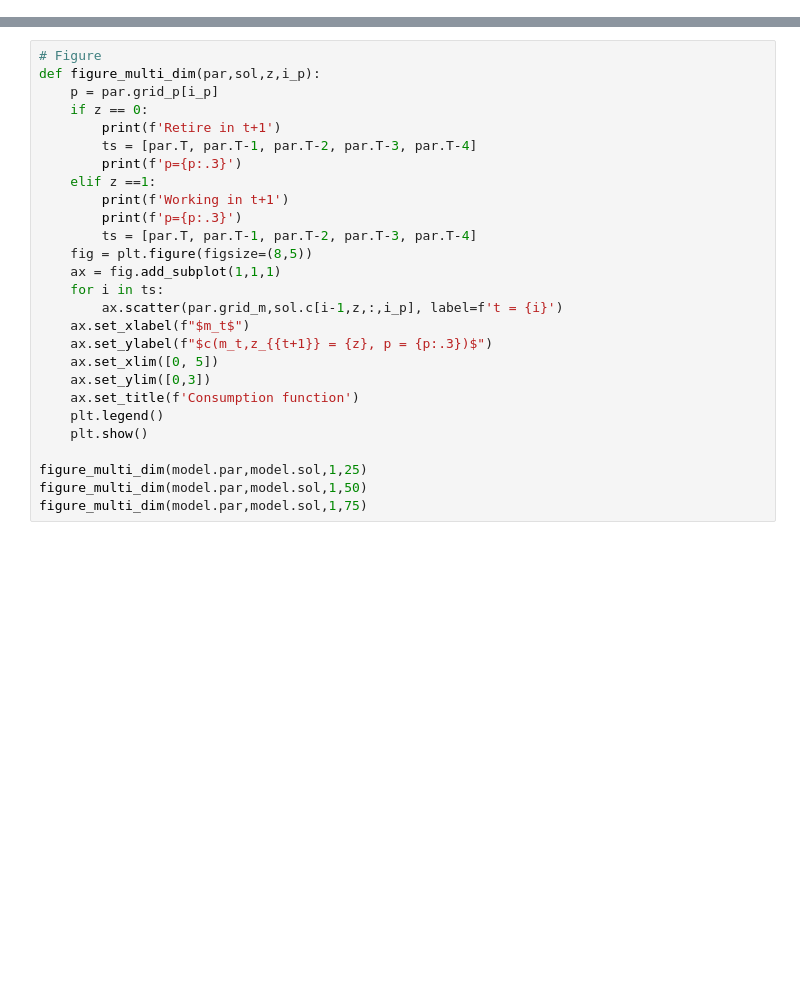
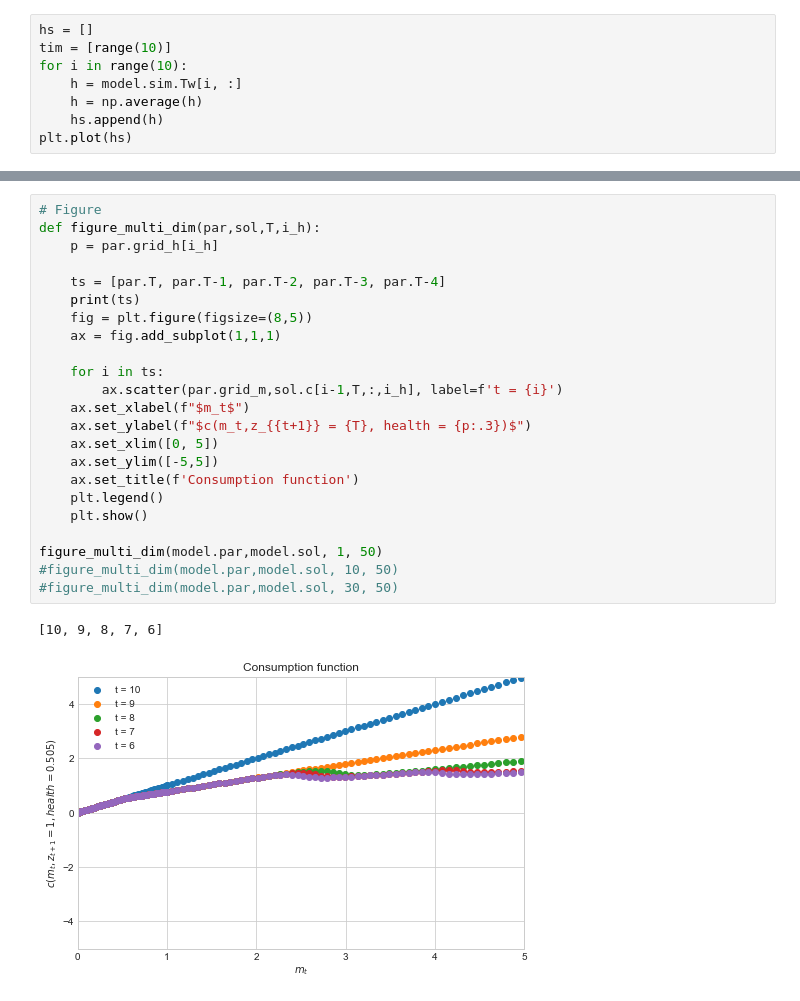
Before and after one commit to Fraekfyr91/-Lifecycle-model-with-labour-supply-and-health-investments, a Jupyter notebook: 05_dc_egm.ipynb, the cells around one changed output, grey strips where cells are left out. Saved outputs shown, nothing was run; the diff lists cells and outputs as text; blank space fills up the shorter version.

```diff
--- a/05_dc_egm.ipynb
+++ b/05_dc_egm.ipynb
@@ -29,0 +95,8 @@ IndexError: arrays used as indices must be of integer (or boolean) type
+# %%
+hs = []
+tim = [range(10)]
+for i in range(10):
+    h = model.sim.Tw[i, :]
+    h = np.average(h)
+    hs.append(h)
+plt.plot(hs)
@@ -30,27 +106,26 @@ IndexError: arrays used as indices must be of integer (or boolean) type
 # %%
 # Figure
-def figure_multi_dim(par,sol,z,i_p):
-    p = par.grid_p[i_p]
-    if z == 0:
-        print(f'Retire in t+1')
-        ts = [par.T, par.T-1, par.T-2, par.T-3, par.T-4]
-        print(f'p={p:.3}')
-    elif z ==1:
-        print(f'Working in t+1')
-        print(f'p={p:.3}')
-        ts = [par.T, par.T-1, par.T-2, par.T-3, par.T-4]
+def figure_multi_dim(par,sol,T,i_h):
+    p = par.grid_h[i_h]
+
+    ts = [par.T, par.T-1, par.T-2, par.T-3, par.T-4]
+    print(ts)
     fig = plt.figure(figsize=(8,5))
     ax = fig.add_subplot(1,1,1)
+
     for i in ts:
-        ax.scatter(par.grid_m,sol.c[i-1,z,:,i_p], label=f't = {i}')
+        ax.scatter(par.grid_m,sol.c[i-1,T,:,i_h], label=f't = {i}')
     ax.set_xlabel(f"$m_t$")
-    ax.set_ylabel(f"$c(m_t,z_{{t+1}} = {z}, p = {p:.3})$")
+    ax.set_ylabel(f"$c(m_t,z_{{t+1}} = {T}, health = {p:.3})$")
     ax.set_xlim([0, 5])
-    ax.set_ylim([0,3])
+    ax.set_ylim([-5,5])
     ax.set_title(f'Consumption function')
     plt.legend()
     plt.show()
 
-figure_multi_dim(model.par,model.sol,1,25)
-figure_multi_dim(model.par,model.sol,1,50)
-figure_multi_dim(model.par,model.sol,1,75)
+figure_multi_dim(model.par,model.sol, 1, 50)
+#figure_multi_dim(model.par,model.sol, 10, 50)
+#figure_multi_dim(model.par,model.sol, 30, 50)
+# %% [output]
+[10, 9, 8, 7, 6]
+[figure, added]
```
Also changed, not shown: parts of 6 cells of this notebook, 2 other files.
